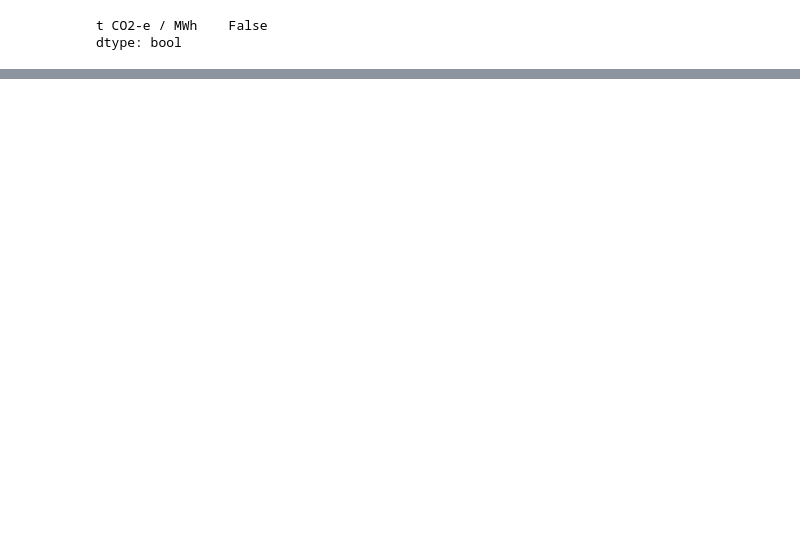
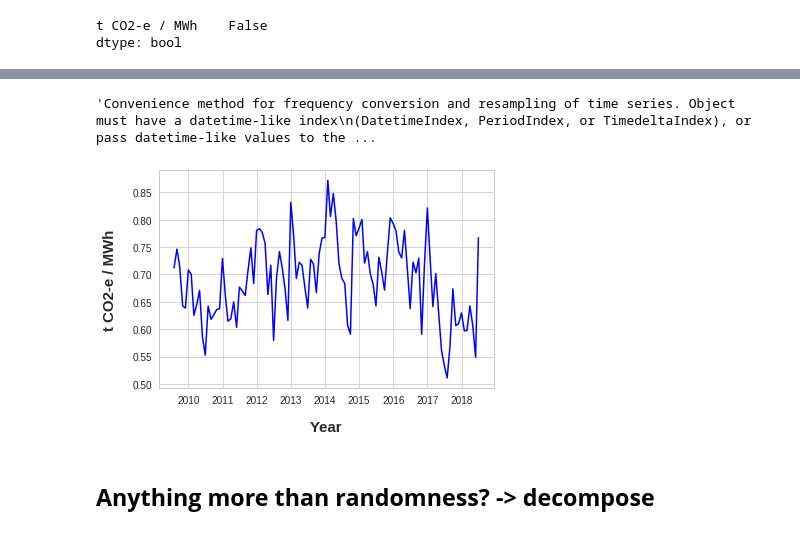
Before and after one commit to bkubsch/time_series, a Jupyter notebook: notebooks/Lecture_2.ipynb, the cells around one changed output, grey strips where cells are left out. Drawn from its saved outputs; the diff is of its cells as text; code cells hidden in the pictures; blank space fills up the shorter version.

```diff
--- a/notebooks/Lecture_2.ipynb
+++ b/notebooks/Lecture_2.ipynb
@@ -40,0 +56,4 @@ sns.set_style("whitegrid")
+# %%
+df_resample = df.resample("M").mean()
+#check out 'DateOffset objects here: https://pandas.pydata.org/pandas-docs/stable/user_guide/timeseries.html#dateoffset-objects'
+df_resample.head()
@@ -41,8 +67,17 @@ sns.set_style("whitegrid")
+# %%
+"""Convenience method for frequency conversion and resampling of time series. Object must have a datetime-like index
+(DatetimeIndex, PeriodIndex, or TimedeltaIndex), or pass datetime-like values to the on or level keyword"""
+# %% [output]
+'Convenience method for frequency conversion and resampling of time series. Object must have a datetime-like index\n(DatetimeIndex, PeriodIndex, or TimedeltaIndex), or pass datetime-like values to the ...
 # %%
-fig = plt.plot_date(df_resample.index[:576], df_resample.CO2E_EMISSIONS_FACTOR.iloc[:576], linestyle='solid', marker=None)
+fig = plt.plot_date(df_resample.index, df_resample['t CO2-e / MWh'], linestyle='solid', marker=None, color='blue')
 
 plt.xlabel("Year", labelpad=15, fontsize=15, fontweight='bold')
 plt.ylabel("t CO2-e / MWh", labelpad=15, fontsize=15, fontweight='bold')
 
 sns.set_style('whitegrid')
 plt.style.use('seaborn')
+# %% [output]
+[figure, added]
+# %% [markdown]
+## __Anything more than randomness? -> decompose__
```
Also changed, not shown: parts of 39 cells of this notebook, 21 other files.
